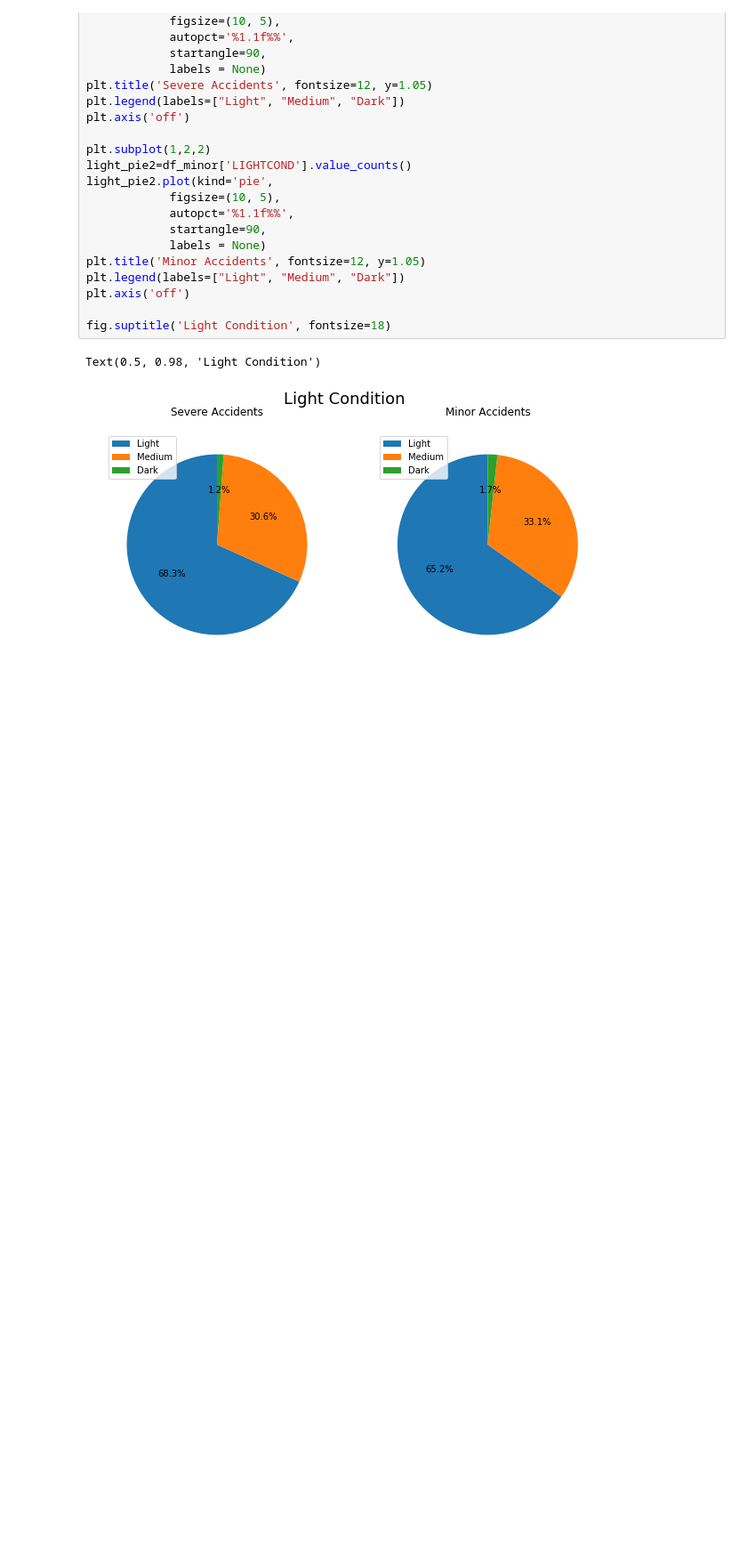
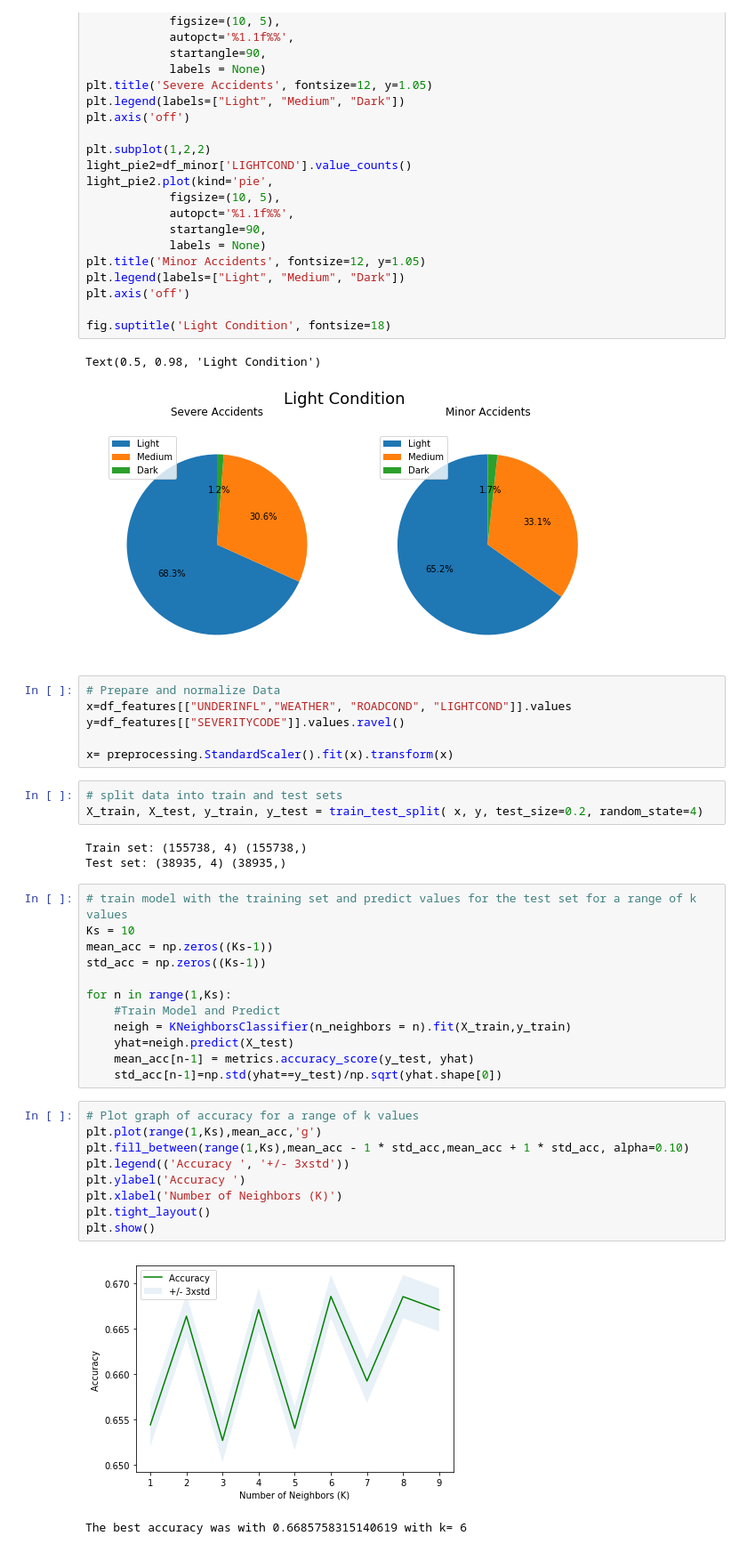
Before and after one commit to aloewke53/Coursera_Capstone, a Jupyter notebook: Car Accident Severity Capstone.ipynb, the cells around one changed output. Shown: that part at 89% size. Cells and saved outputs as stored; diff of their text form; blank space fills up the shorter version.

```diff
--- a/Car Accident Severity Capstone.ipynb
+++ b/Car Accident Severity Capstone.ipynb
@@ -235,3 +238,39 @@ fig.suptitle('Light Condition', fontsize=18)
 # %% [output]
 Text(0.5, 0.98, 'Light Condition')
 [figure]
+# %%
+# Prepare and normalize Data
+x=df_features[["UNDERINFL","WEATHER", "ROADCOND", "LIGHTCOND"]].values
+y=df_features[["SEVERITYCODE"]].values.ravel()
+
+x= preprocessing.StandardScaler().fit(x).transform(x)
+# %%
+# split data into train and test sets
+X_train, X_test, y_train, y_test = train_test_split( x, y, test_size=0.2, random_state=4)
+# %% [output]
+Train set: (155738, 4) (155738,)
+Test set: (38935, 4) (38935,)
+# %%
+# train model with the training set and predict values for the test set for a range of k values
+Ks = 10
+mean_acc = np.zeros((Ks-1))
+std_acc = np.zeros((Ks-1))
+
+for n in range(1,Ks):
+    #Train Model and Predict
+    neigh = KNeighborsClassifier(n_neighbors = n).fit(X_train,y_train)
+    yhat=neigh.predict(X_test)
+    mean_acc[n-1] = metrics.accuracy_score(y_test, yhat)
+    std_acc[n-1]=np.std(yhat==y_test)/np.sqrt(yhat.shape[0])
+# %%
+# Plot graph of accuracy for a range of k values
+plt.plot(range(1,Ks),mean_acc,'g')
+plt.fill_between(range(1,Ks),mean_acc - 1 * std_acc,mean_acc + 1 * std_acc, alpha=0.10)
+plt.legend(('Accuracy ', '+/- 3xstd'))
+plt.ylabel('Accuracy ')
+plt.xlabel('Number of Neighbors (K)')
+plt.tight_layout()
+plt.show()
+# %% [output]
+[figure, added]
+The best accuracy was with 0.6685758315140619 with k= 6
```
Also changed, not shown: parts of 9 cells of this notebook.
